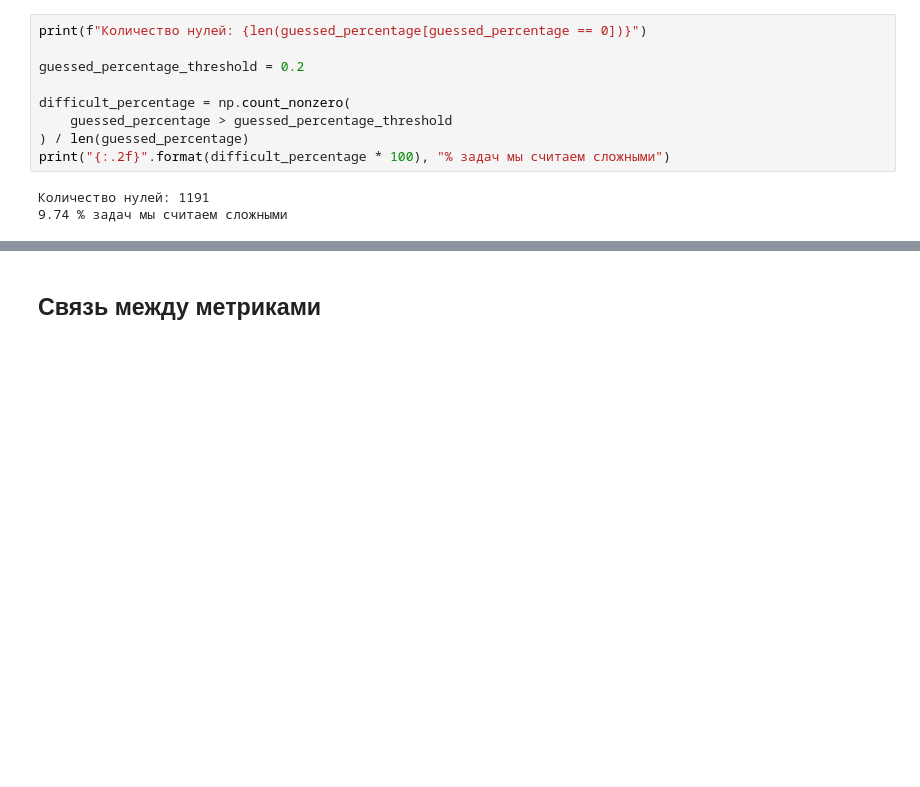
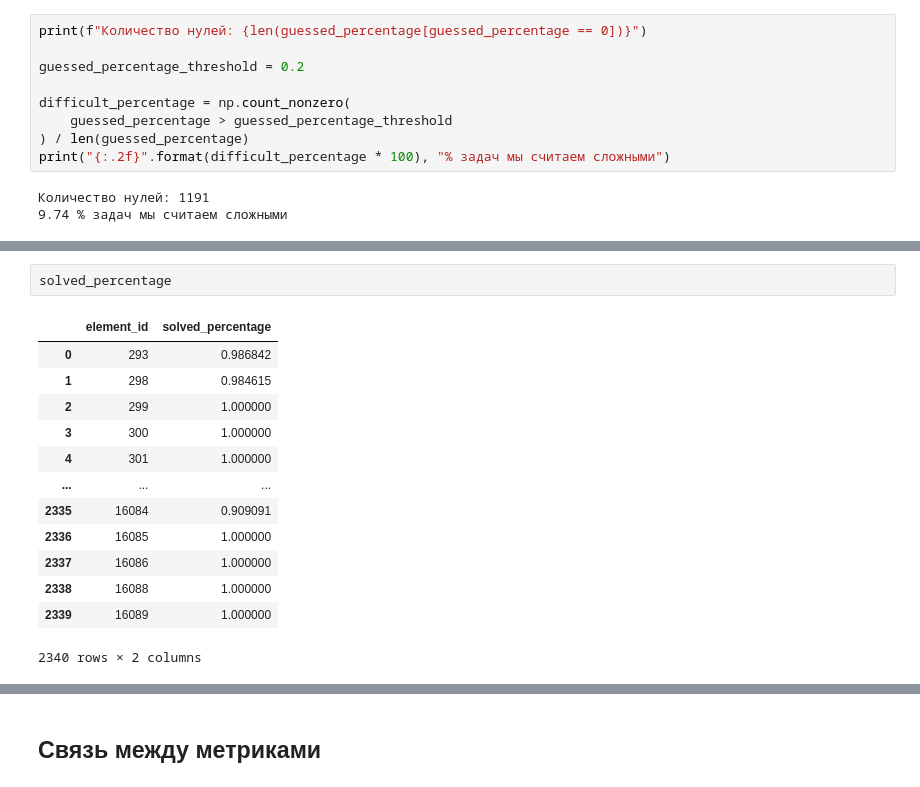
Before and after one commit to pt0p/metrics-for-educational-courses, a Jupyter notebook: metrics_reasearch.ipynb, the cells around one changed output, grey strips where cells are left out. Saved outputs shown, nothing was run; the diff lists cells and outputs as text; blank space fills up the shorter version.

```diff
--- a/metrics_reasearch.ipynb
+++ b/metrics_reasearch.ipynb
@@ -426,0 +447,16 @@ print("{:.2f}".format(difficult_percentage * 100), "% задач мы счита
+# %%
+solved_percentage
+# %% [output]
+|  | element_id | solved_percentage |
+| 0 | 293 | 0.986842 |
+| 1 | 298 | 0.984615 |
+| 2 | 299 | 1.000000 |
+| 3 | 300 | 1.000000 |
+| 4 | 301 | 1.000000 |
+| ... | ... | ... |
+| 2335 | 16084 | 0.909091 |
+| 2336 | 16085 | 1.000000 |
+| 2337 | 16086 | 1.000000 |
+| 2338 | 16088 | 1.000000 |
+| 2339 | 16089 | 1.000000 |
+2340 rows × 2 columns
```
Also changed, not shown: parts of 7 cells of this notebook.
